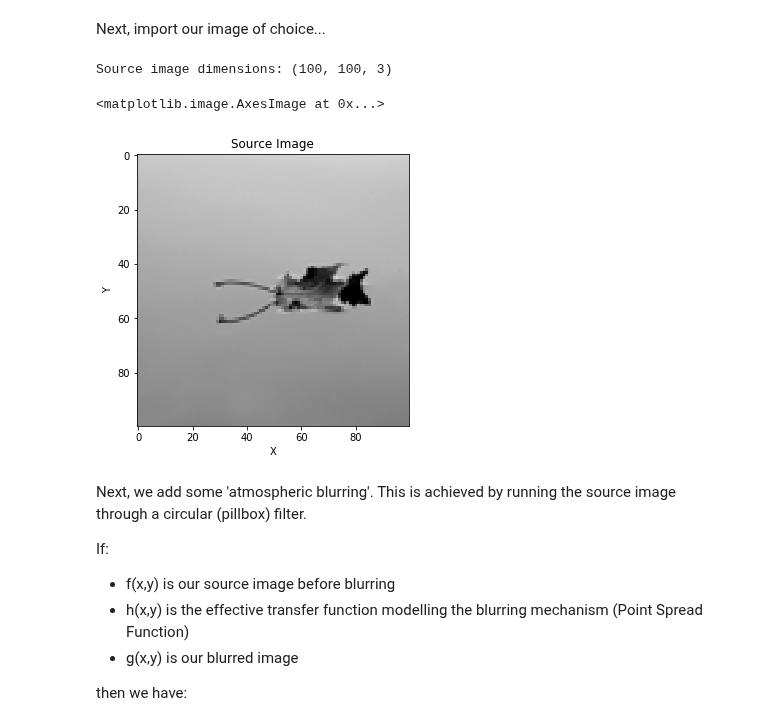
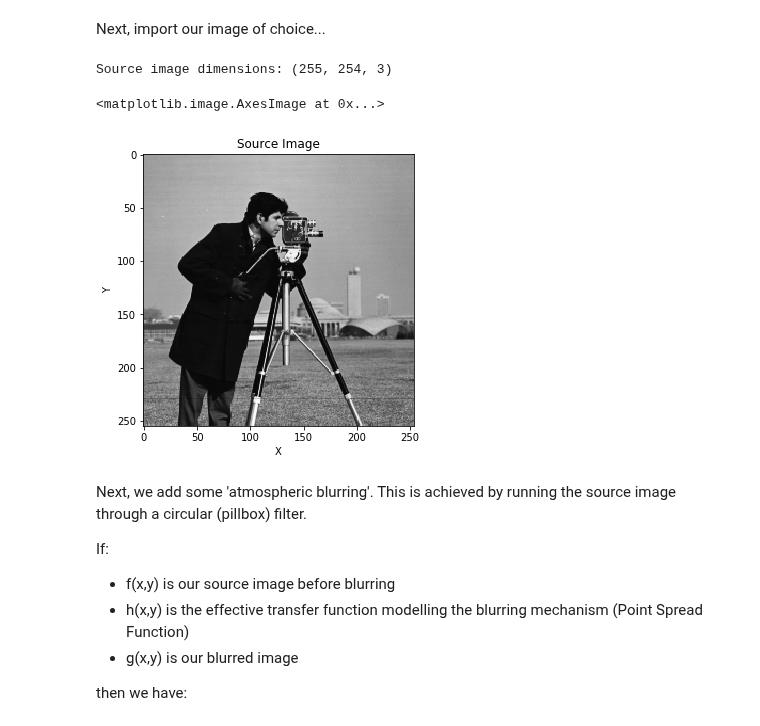
Before and after one commit to BohanZhai/bid_presentation, a Jupyter notebook: Blind Image Deconvolution Demonstration.ipynb, the cells around one changed output. Cells and saved outputs as stored; diff of their text form; code cells hidden in the pictures.

```diff
--- a/Blind Image Deconvolution Demonstration.ipynb
+++ b/Blind Image Deconvolution Demonstration.ipynb
@@ -16,22 +16,22 @@ from modifiedDaveyDeblur import bid_davey    # Blind image deconvolution
 # %% [markdown]
 Next, import our image of choice...
 # %%
-image_name = 'src_images/greyLeaf.bmp'
+image_name = 'src_images/cameraman.bmp'
 
 
 # Load and show source image
 src_img = imageio.imread(image_name)
 print "Source image dimensions:", src_img.shape
 
 plot.figure(figsize=(5,5))
 plot.title('Source Image')
 plot.xlabel('X')
 plot.ylabel('Y')
 plot.imshow(src_img)
 # %% [output]
-Source image dimensions: (100, 100, 3)
+Source image dimensions: (255, 254, 3)
 <matplotlib.image.AxesImage at 0x...>
-[figure, old version]
+[figure, new version]
 # %% [markdown]
 Next, we add some 'atmospheric blurring'. This is achieved by running the source image through a circular (pillbox) filter.
 
```
Also changed, not shown: parts of 2 cells of this notebook, 2 other files.
